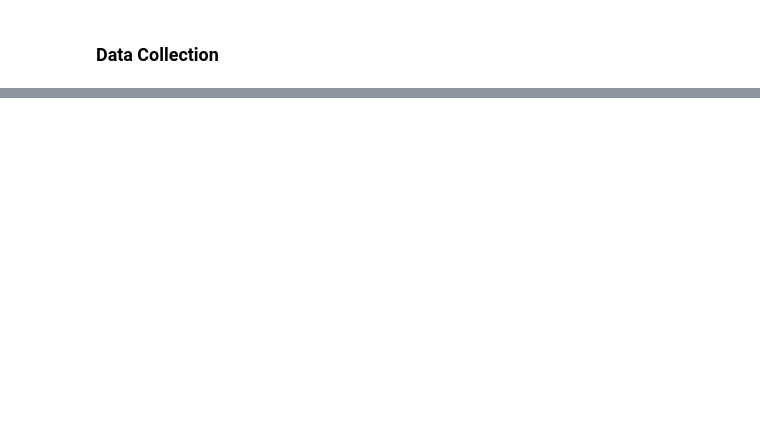
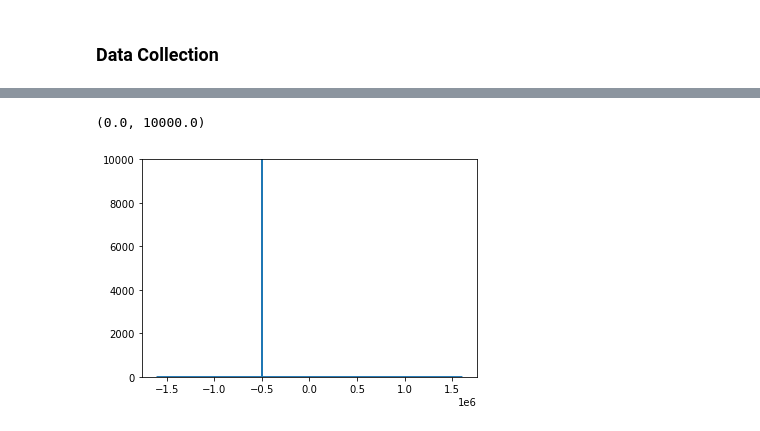
Before and after one commit to amitferman/FSK-Backscatter, a Jupyter notebook: rx/rx.ipynb, the cells around one changed output, grey strips where cells are left out. Saved outputs shown, nothing was run; the diff lists cells and outputs as text; code cells hidden in the pictures; blank space fills up the shorter version.

```diff
--- a/rx/rx.ipynb
+++ b/rx/rx.ipynb
@@ -49,0 +57,10 @@ Move away from Zero-IF to avoid DC offset
+# %%
+t = np.arange(0, N)
+dfc = 500e3 # 0.315MHz
+freqs = np.linspace(-nyquist,+nyquist,len(spectrum))
+dsinusoid = np.exp(-2j*np.pi*t*dfc/fsps)
+plt.plot(freqs, np.abs(np.fft.fftshift(np.fft.fft(dsinusoid))))
+plt.ylim(0, 10000)
+# %% [output]
+(0.0, 10000.0)
+[figure, added]
```
Also changed, not shown: parts of 46 cells of this notebook, 8 other files.
